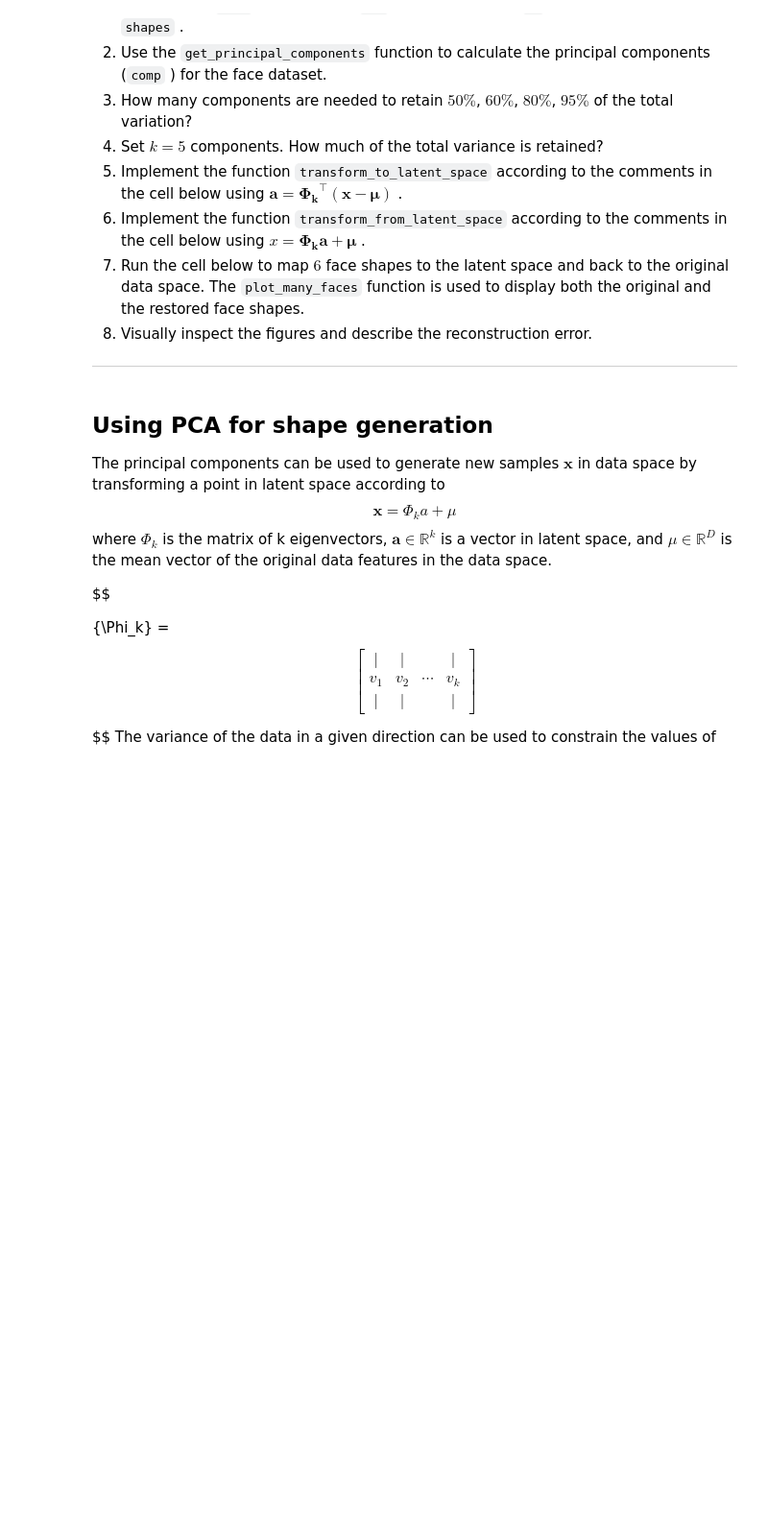
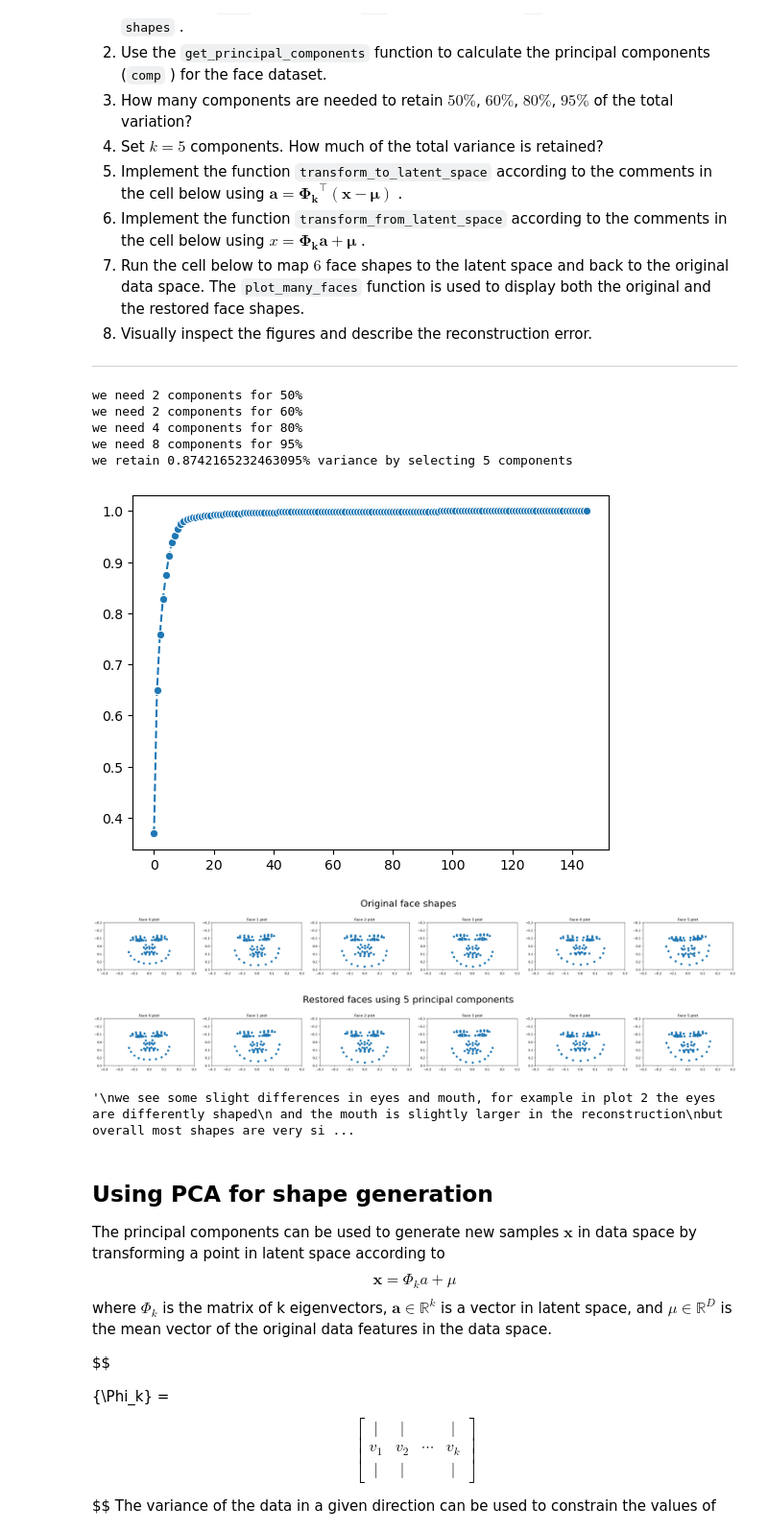
Before and after one commit to nselpriv/ml-assignment-2, a Jupyter notebook: W11/02-shape_generation.ipynb, the cells around one changed output. Shown at 96% size. Saved outputs shown, nothing was run; the diff lists cells and outputs as text; code cells hidden in the pictures; blank space fills up the shorter version.

Commit message:
returning on tuesdat

```diff
--- a/W11/02-shape_generation.ipynb
+++ b/W11/02-shape_generation.ipynb
@@ -125,7 +127,18 @@ def get_principal_components(X):
         corresponding eigenvalues, and mu is a D-element array containing the mean
         vector.
     """
-    # Copy your PCA implementation to here.
+    mean_vector = np.mean(X, axis=0)
+    cov_matrix = np.cov(X, rowvar=False)
+    eigenvalues, eigenvectors = np.linalg.eigh(cov_matrix)
+    sorted_indices = np.argsort(eigenvalues)[::-1]
+    sorted_eigenvalues = eigenvalues[sorted_indices]
+    eigenvectors_sorted = eigenvectors[:, sorted_indices]
+
+    #print(eigenvalues)
+    #print(eigenvectors)
+    #print(centered_data)
+
+    return (eigenvectors_sorted, sorted_eigenvalues, mean_vector)
 
 
 # 2, 3 and 4
@@ -133,10 +146,31 @@ def get_principal_components(X):
 comp, val, mu = get_principal_components(shapes)
 
 # write code for finding the cumulative proportional variance here
+cumulative_variance = np.cumsum(val)/np.sum(val)
+
+import seaborn as sns
+
+sns.lineplot(cumulative_variance, linestyle='--', marker='o')
+
+def tester(cap):
+    points_needed = 0
+    for elem in cumulative_variance:
+        points_needed +=1
+        if(elem >= cap):
+            #print(points_needed)
+            return points_needed
+
+a = tester(0.5)
+b = tester(0.6)
+c = tester(0.8)
+k = tester(0.95)
+
+print(f'we need {a} components for 50% \nwe need {b} components for 60% \nwe need {c} components for 80% \nwe need {k} components for 95%')
 
 # selecting 5 components
 n_components = 5
 
+print(f'we retain {cumulative_variance[n_components-1]}% variance by selecting {n_components} components')
 
 # 5
 def transform_to_latent_space(X, principle_components, mu):
@@ -152,35 +186,54 @@ def transform_to_latent_space(X, principle_components, mu):
 
     Returns:
         A Nxk array describing the transformed data.
     """
-    #return ...
+    centered_data = X - mu
+    return np.dot(centered_data, principle_components)
+
 
 
 # 6
 def transform_from_latent_space(v, principle_components, mu):
     """Reverses the dimensionality reduction of v, a Nxk matrix where
     k is the number of principle components. The result is a NxM matrix.
 
     Args:
         v: The transformed dataset with size Nxk.
         principle_components: An Dxk matrix containing the principle
         components.
         mu: A Mx1 matrix containing the mean vector.
 
     Returns:
         An NxD array reconstruction of the original feature vectors X.
     """
-    #return ...
+    return np.dot(v, principle_components.T) + mu
 
 
 # 7
 used = comp[:, :n_components]
 
 # transforming and reconstructing the 6 first faces in the dataset
 plot_many_faces(shapes[:6],"Original face shapes")
 transformed = transform_to_latent_space(shapes[:6], used, mu)
 restored = transform_from_latent_space(transformed, used, mu)
 plot_many_faces(restored,"Restored faces using 5 principal components")
+
+## 8
+'''
+we see some slight differences in eyes and mouth, for example in plot 2 the eyes are differently shaped
+ and the mouth is slightly larger in the reconstruction
+but overall most shapes are very similar to the original faces, as would be expected since we are retaining 87% of the variance
+'''
+# %% [output]
+we need 2 components for 50%
+we need 2 components for 60%
+we need 4 components for 80%
+we need 8 components for 95%
+we retain 0.8742165232463095% variance by selecting 5 components
+[figure, added]
+[figure, added]
+[figure, added]
+'\nwe see some slight differences in eyes and mouth, for example in plot 2 the eyes are differently shaped\n and the mouth is slightly larger in the reconstruction\nbut overall most shapes are very si ...
 # %% [markdown]
 ## Using PCA for shape generation
 The principal components can be used to generate new samples $\mathbf{x}$ in data space by transforming a point in latent space according to
```
Also changed, not shown: parts of 7 cells of this notebook.
